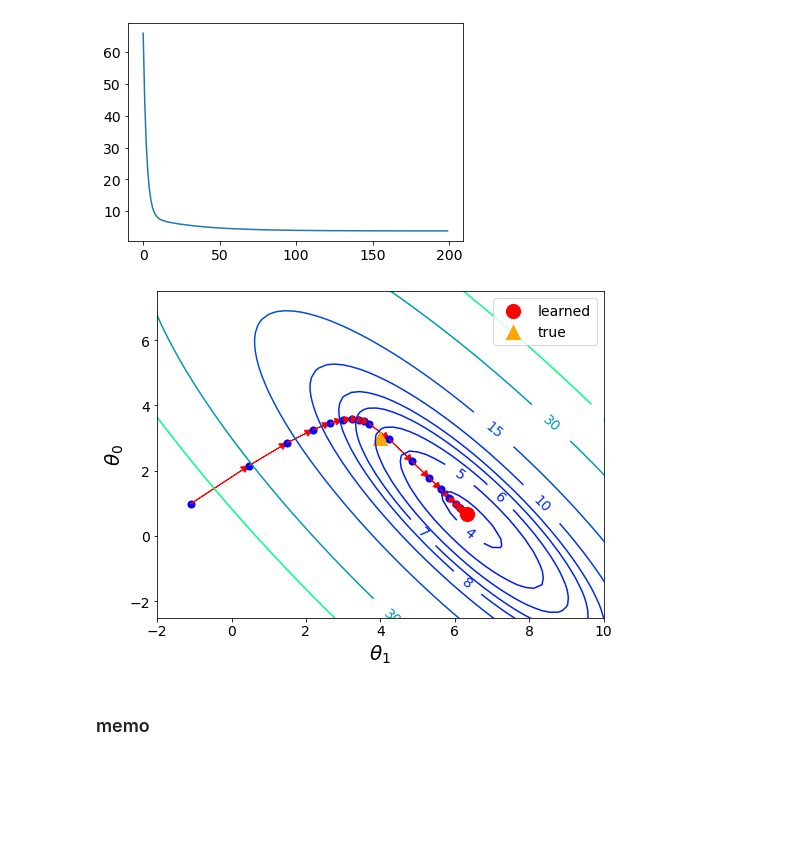
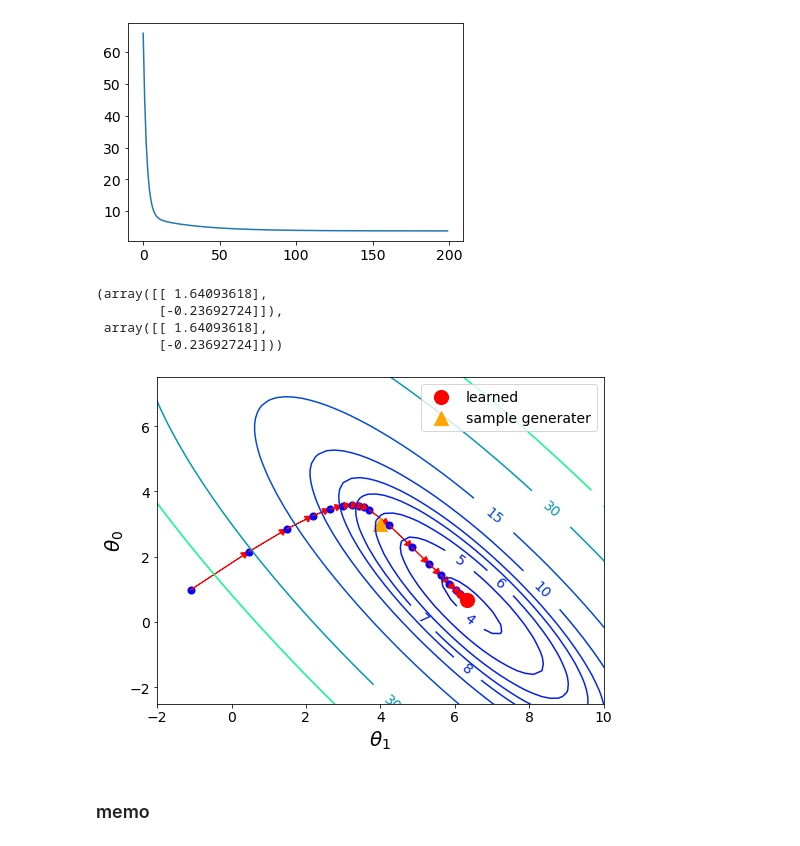
Before and after one commit to ha5ha6/judy_tutorial_basicRL, a Jupyter notebook: linear_regression.ipynb, the cells around one changed output. Drawn from its saved outputs; the diff is of its cells as text; code cells hidden in the pictures; blank space fills up the shorter version.

```diff
--- a/linear_regression.ipynb
+++ b/linear_regression.ipynb
@@ -74,6 +74,7 @@ X[1,:]=x
 #initialize
 theta=np.random.randn(2,1)
 theta_all=[]
+grad_all=[]
 
 lr=0.01
 
@@ -82,6 +83,7 @@ for i in range(200):
     theta_all.append(theta)
     h=np.dot(theta.T,X)
     grad=np.dot(X,(h-y.reshape(1,10)).T)
+    grad_all.append(grad)
     theta=theta-lr*grad
 # %%
 np.random.seed(3)
@@ -117,6 +119,15 @@ plt.plot(loss)
 # %% [output]
 [<matplotlib.lines.Line2D at 0x...>]
 [figure]
+# %%
+theta_all[0],grad_all[0]
+
+theta_all[0]-lr*grad_all[0],theta_all[1]
+# %% [output]
+(array([[ 1.64093618],
+        [-0.23692724]]),
+ array([[ 1.64093618],
+        [-0.23692724]]))
 # %%
 theta0=np.linspace(-theta_0[0]*10, theta_0[0]*10, 100)
 theta1=np.linspace(-theta_0[1]*10, theta_0[1]*10, 100)
@@ -132,33 +143,33 @@ for i, t0 in enumerate(theta0):
 # %%
 levels = [0.0,1,2,3,4,5,6,7,8,10,15,30,50]
 plt.figure(figsize=(8,6))
 #plt.contourf(np.squeeze(theta1,1), np.squeeze(theta0,1), mse_grid,levels,cmap='autumn')
 
 CS=plt.contour(np.squeeze(theta1,1),np.squeeze(theta0,1),mse_grid,levels,cmap='winter')
 plt.clabel(CS, inline=True)
 
 dots=theta_all[:20][::2]+theta_all[30:][::20]
 dots.append(theta_all[-1])
 
 for i,cur in enumerate(dots):
     if i+1<len(dots):
         nxt=dots[i+1]
         plt.scatter(*cur[1],*cur[0],color='b',s=50)
         plt.arrow(*cur[1],*cur[0],nxt[1][0]-cur[1][0],nxt[0][0]-cur[0][0],
                   head_length=.2, head_width=0.2,color='r',length_includes_head=True)
 
 
 plt.scatter(theta_all[-1][1],theta_all[-1][0],color='r',s=200,label='learned')
-plt.scatter(4,3,marker='^',color='orange',s=200,label='true')
+plt.scatter(4,3,marker='^',color='orange',s=200,label='sample generater')
 plt.legend()
 plt.xlim([-2,10])
 plt.ylim([-2.5,7.5])
 plt.ylabel(r'$\theta_0$',fontsize=20)
 plt.xlabel(r'$\theta_1$',fontsize=20)
 
 plt.savefig('contour_linearreg.png',dpi=350)
 # %% [output]
-[figure, old version]
+[figure, new version]
 # %% [markdown]
 ### memo
 # %%
```
Also changed, not shown: parts of 1 cell of this notebook.
